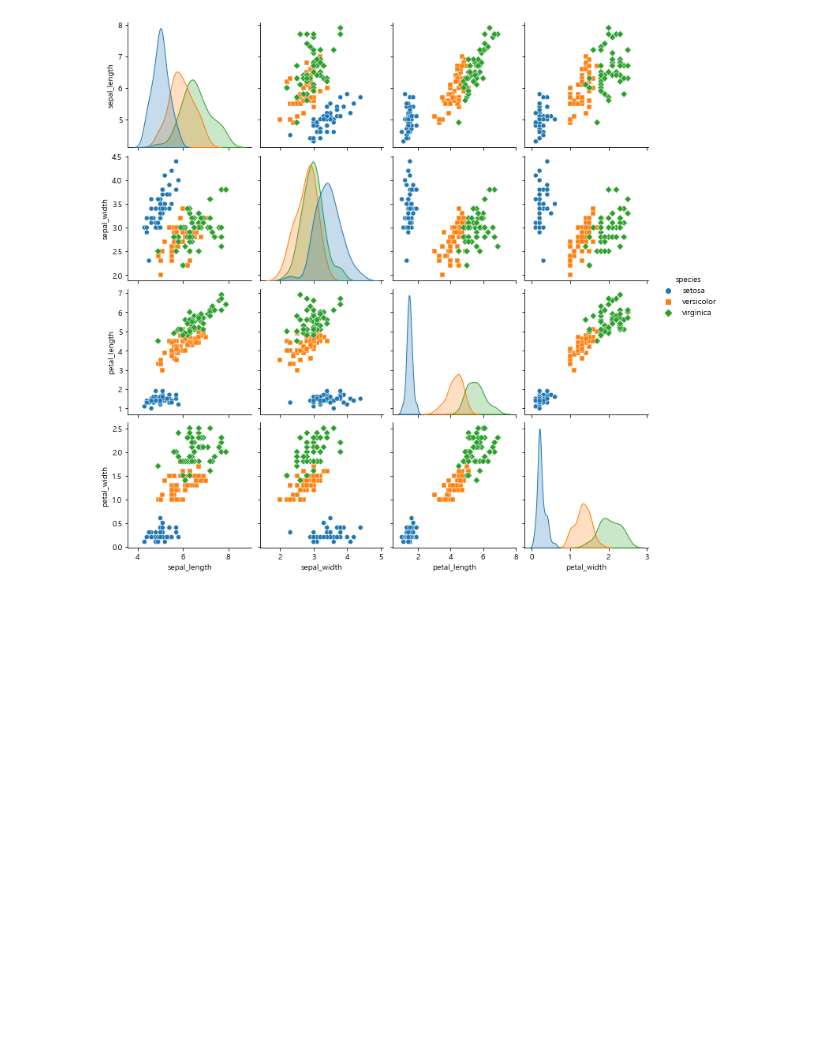
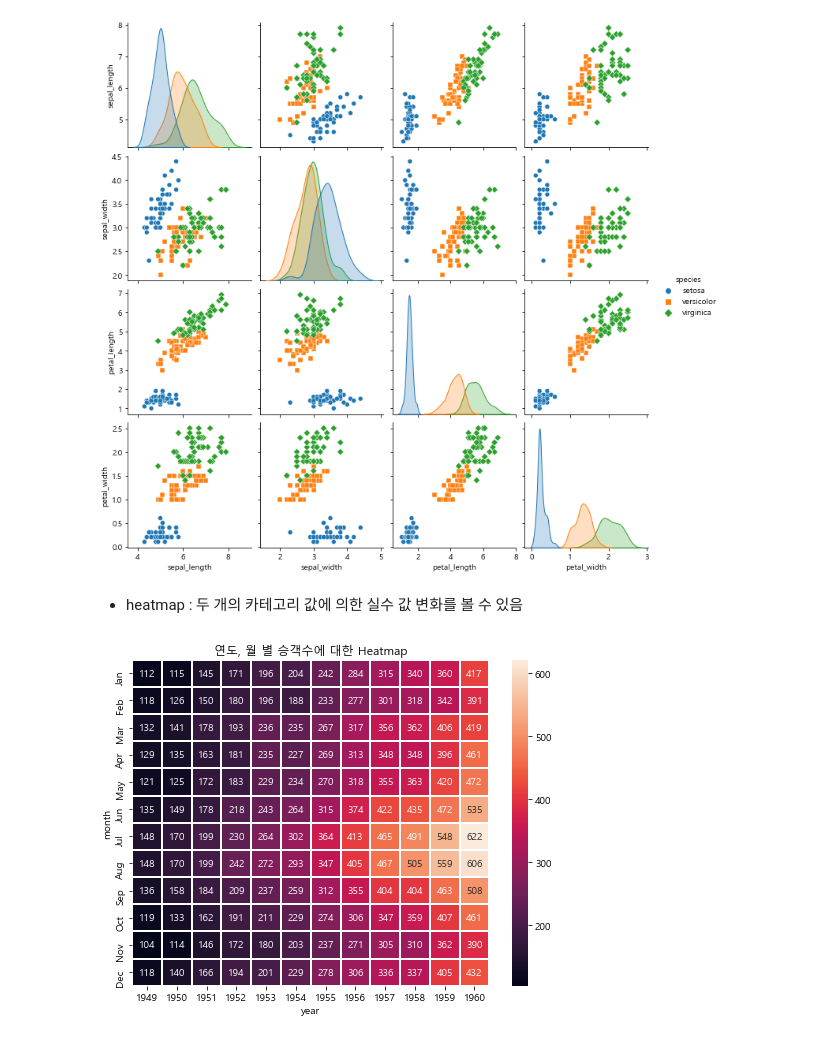
Before and after one commit to youngin0221/Data-Analysis-2021-2, a Jupyter notebook: 03.Visualization/05_Seaborn시각화.ipynb, the cells around one changed output. Drawn from its saved outputs; the diff is of its cells as text; code cells hidden in the pictures; blank space fills up the shorter version.

Commit message:
Visualization

```diff
--- a/03.Visualization/05_Seaborn시각화.ipynb
+++ b/03.Visualization/05_Seaborn시각화.ipynb
@@ -41,3 +41,13 @@ sns.pairplot(iris, hue="species", markers=["o", "s", "D"])
 plt.show()
 # %% [output]
 [figure]
+# %% [markdown]
+- heatmap : 두 개의 카테고리 값에 의한 실수 값 변화를 볼 수 있음
+# %%
+flights_passengers = flights.pivot("month", "year", "passengers")
+plt.figure(figsize= [8, 6])
+plt.title("연도, 월 별 승객수에 대한 Heatmap")
+sns.heatmap(flights_passengers, annot=True, fmt="d", linewidths=1)
+plt.show()
+# %% [output]
+[figure, added]
```
Also changed, not shown: parts of 6 cells of this notebook, 1 other file.
